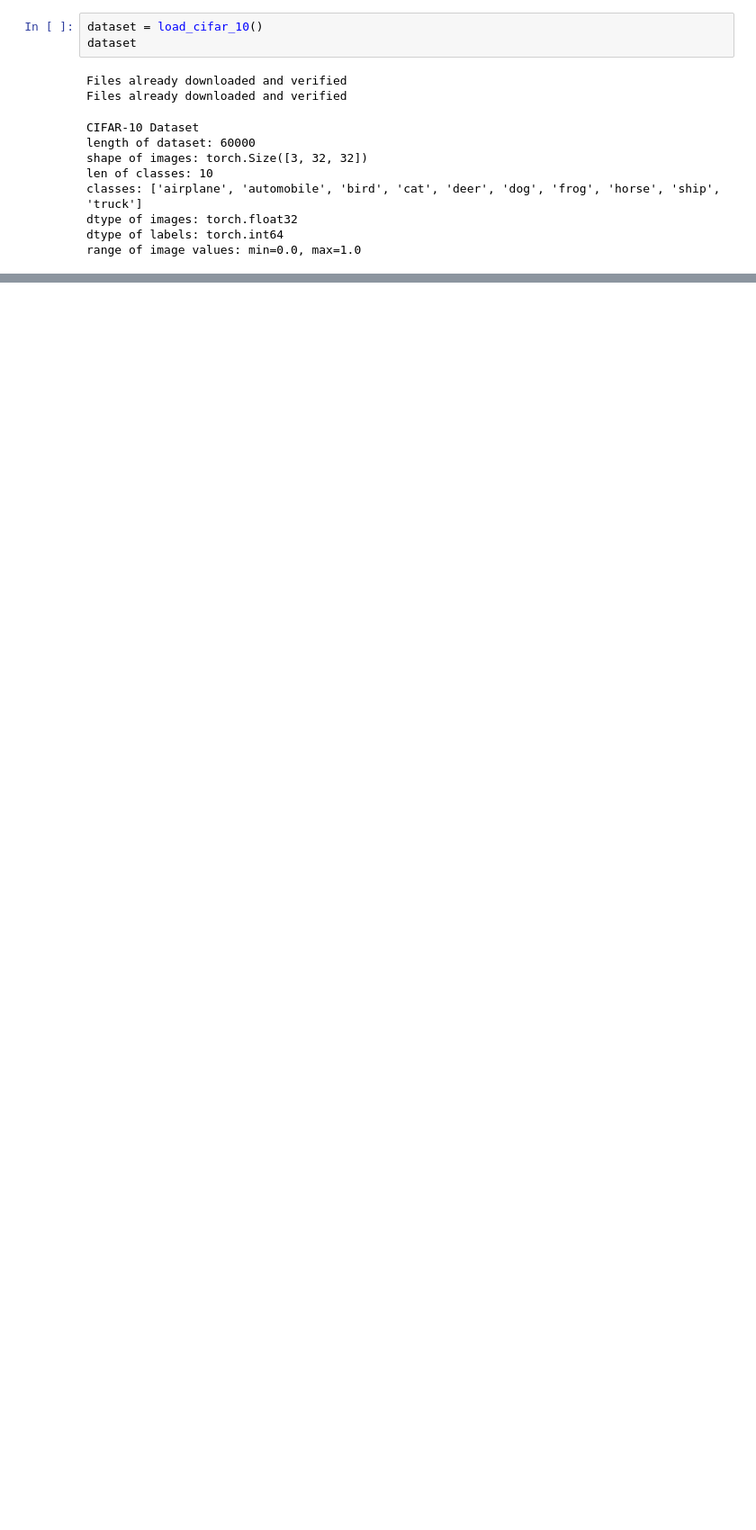
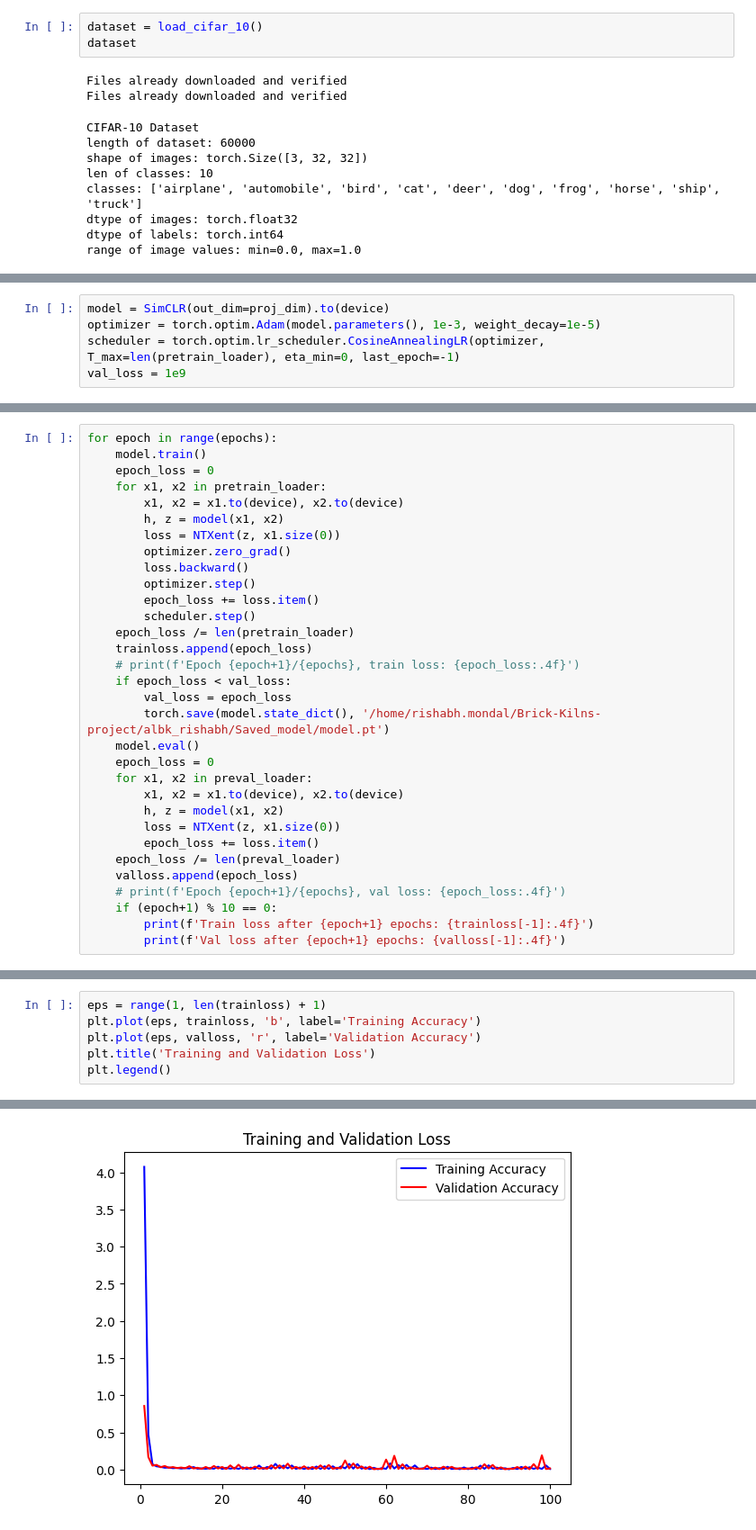
Before and after one commit to rishabh-mondal/albk_v2, a Jupyter notebook: SSL_Experiments/patchfill_experiments/patch_fill.ipynb, the cells around one changed output, grey strips where cells are left out. Shown: that part at 90% size. Saved outputs shown, nothing was run; the diff lists cells and outputs as text; blank space fills up the shorter version.

```diff
--- a/SSL_Experiments/patchfill_experiments/patch_fill.ipynb
+++ b/SSL_Experiments/patchfill_experiments/patch_fill.ipynb
@@ -574,0 +211,5 @@ tensor([[[[0.0033, 0.0029, 0.0037,  ..., 0.0069, 0.0069, 0.0093],
+# %%
+model = SimCLR(out_dim=proj_dim).to(device)
+optimizer = torch.optim.Adam(model.parameters(), 1e-3, weight_decay=1e-5)
+scheduler = torch.optim.lr_scheduler.CosineAnnealingLR(optimizer, T_max=len(pretrain_loader), eta_min=0, last_epoch=-1)
+val_loss = 1e9
@@ -574,0 +227,32 @@ tensor([[[[0.0033, 0.0029, 0.0037,  ..., 0.0069, 0.0069, 0.0093],
+# %%
+for epoch in range(epochs):
+    model.train()
+    epoch_loss = 0
+    for x1, x2 in pretrain_loader:
+        x1, x2 = x1.to(device), x2.to(device)
+        h, z = model(x1, x2)
+        loss = NTXent(z, x1.size(0))
+        optimizer.zero_grad()
+        loss.backward()
+        optimizer.step()
+        epoch_loss += loss.item()
+        scheduler.step()
+    epoch_loss /= len(pretrain_loader)
+    trainloss.append(epoch_loss)
+    # print(f'Epoch {epoch+1}/{epochs}, train loss: {epoch_loss:.4f}')
+    if epoch_loss < val_loss:
+        val_loss = epoch_loss
+        torch.save(model.state_dict(), '/home/rishabh.mondal/Brick-Kilns-project/albk_rishabh/Saved_model/model.pt')
+    model.eval()
+    epoch_loss = 0
+    for x1, x2 in preval_loader:
+        x1, x2 = x1.to(device), x2.to(device)
+        h, z = model(x1, x2)
+        loss = NTXent(z, x1.size(0))
+        epoch_loss += loss.item()
+    epoch_loss /= len(preval_loader)
+    valloss.append(epoch_loss)
+    # print(f'Epoch {epoch+1}/{epochs}, val loss: {epoch_loss:.4f}')
+    if (epoch+1) % 10 == 0:
+        print(f'Train loss after {epoch+1} epochs: {trainloss[-1]:.4f}')
+        print(f'Val loss after {epoch+1} epochs: {valloss[-1]:.4f}')
@@ -574,0 +280,7 @@ tensor([[[[0.0033, 0.0029, 0.0037,  ..., 0.0069, 0.0069, 0.0093],
+# %%
+eps = range(1, len(trainloss) + 1)
+plt.plot(eps, trainloss, 'b', label='Training Accuracy')
+plt.plot(eps, valloss, 'r', label='Validation Accuracy')
+plt.title('Training and Validation Loss')
+plt.legend()
+# %% [output]
@@ -574,0 +288 @@ tensor([[[[0.0033, 0.0029, 0.0037,  ..., 0.0069, 0.0069, 0.0093],
+[figure, added]
```
Also changed, not shown: parts of 39 cells of this notebook.
